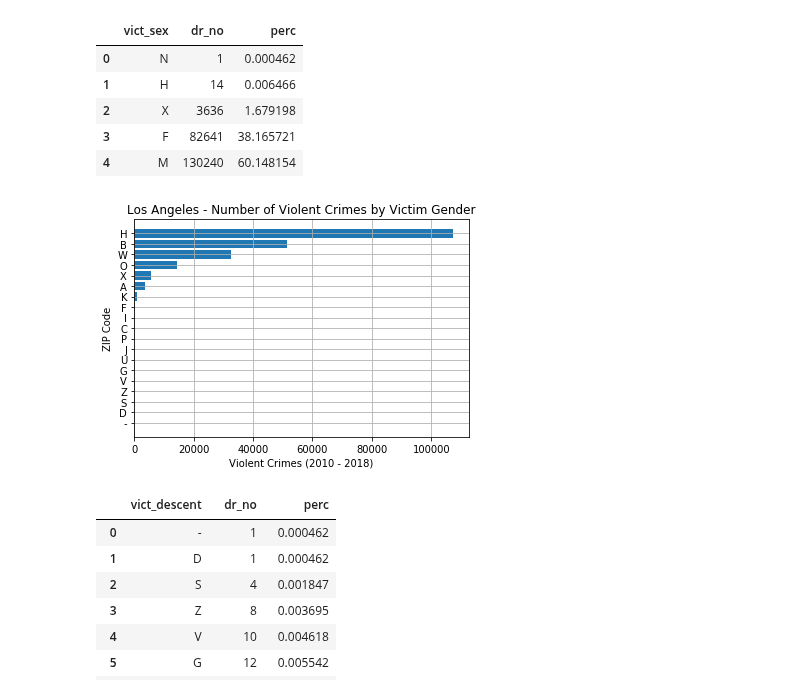
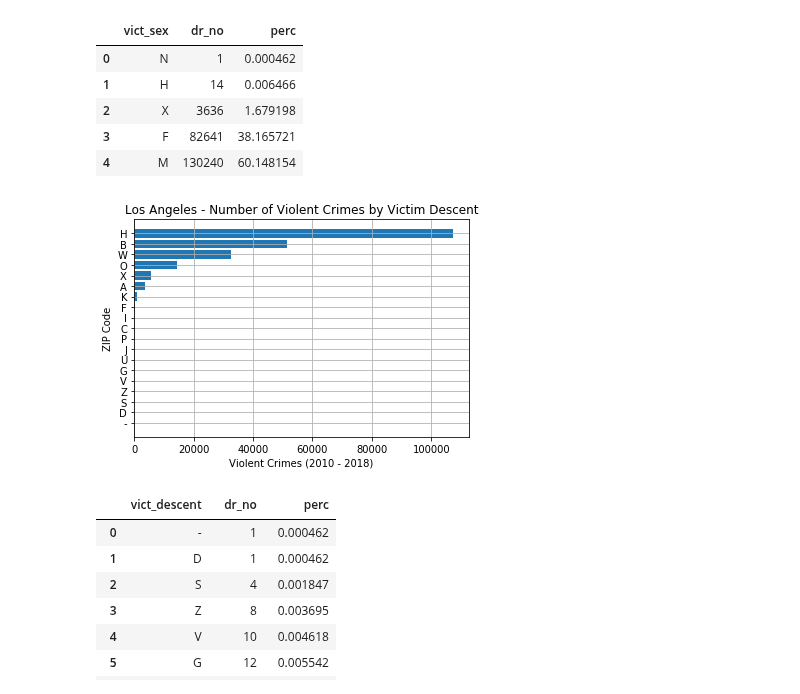
Before and after one commit to frederikdebruyker/Los-Angeles-Crime-Statistics, a Jupyter notebook: los_angeles_crime_statistics.ipynb, the cells around one changed output. Drawn from its saved outputs; the diff is of its cells as text; code cells hidden in the pictures.

```diff
--- a/los_angeles_crime_statistics.ipynb
+++ b/los_angeles_crime_statistics.ipynb
@@ -497,25 +497,25 @@ vict_sex_hist_v
 # %%
 aggregation = {
      'dr_no': 'nunique'
 }
 
 vict_descent_hist_v = violent_crime_df.groupby(['vict_descent']).agg(aggregation)
 vict_descent_hist_v = vict_descent_hist_v.sort_values(by=['dr_no'], ascending=True)
 vict_descent_hist_v.reset_index(level=0, inplace=True)
 
 # plot lines
 plot_vict_descent_hist_v = plt.barh( vict_descent_hist_v['vict_descent'], vict_descent_hist_v['dr_no'] )
 # plot layout
 plt.xlabel('Violent Crimes (2010 - 2018)')
 plt.ylabel('ZIP Code')
-plt.title('Los Angeles - Number of Violent Crimes by Victim Gender')
+plt.title('Los Angeles - Number of Violent Crimes by Victim Descent')
 plt.grid(b=None, which='major', axis='both')
 # save plot
 plt.savefig('Los Angeles - Number of Violent Crimes by Victim Descent.png')
 # show plot
 plt.show()
 # %% [output]
-[figure, old version]
+[figure, new version]
 # %%
 total_vict_descent_v =  vict_descent_hist_v.sum(axis = 0, skipna = True).dr_no
 vict_descent_hist_v['perc'] = vict_descent_hist_v['dr_no'] / total_vict_descent_v * 100
```
Also changed, not shown: 2 other files.
